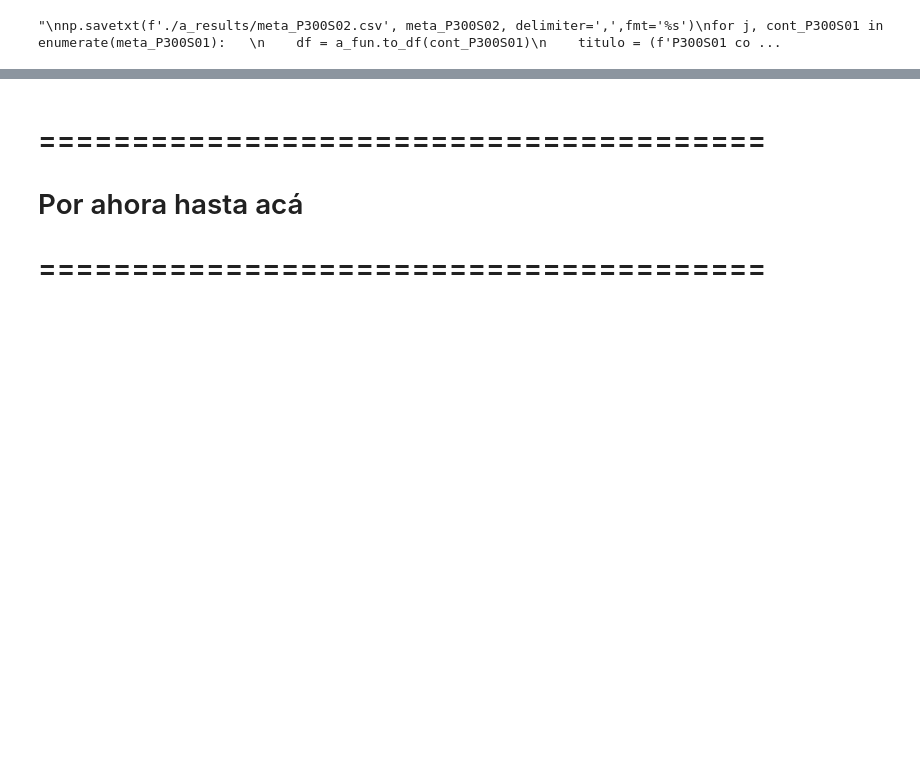
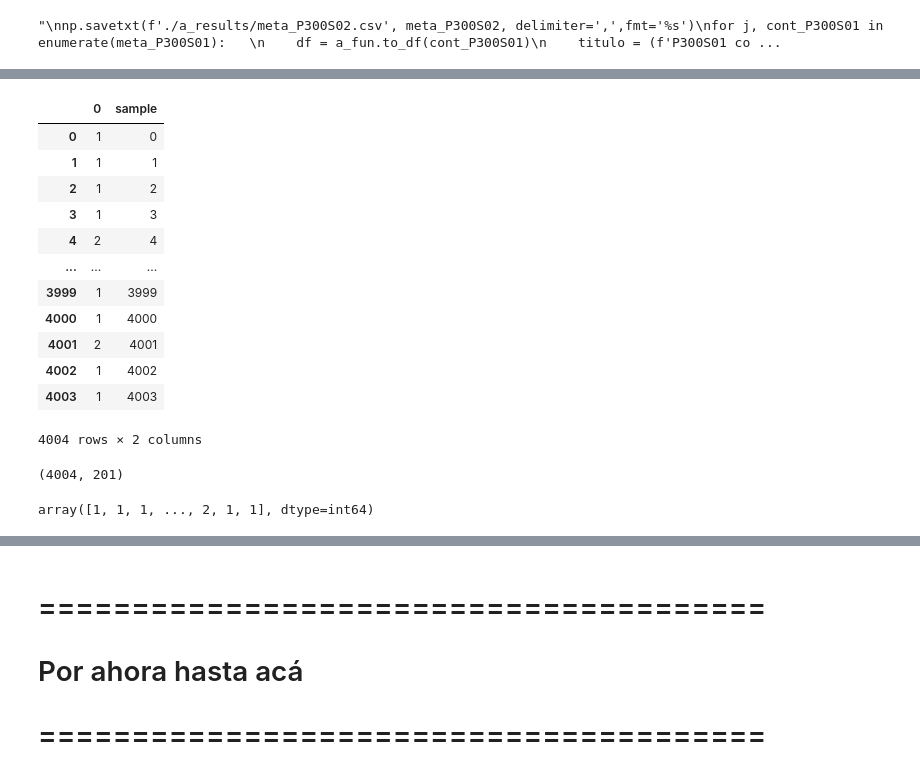
Before and after one commit to alexchavez1980/repo_tesis, a Jupyter notebook: a_Lag&DrugSignal_v4.ipynb, the cells around one changed output, grey strips where cells are left out. Drawn from its saved outputs; the diff is of its cells as text; code cells hidden in the pictures; blank space fills up the shorter version.

```diff
--- a/a_Lag&DrugSignal_v4.ipynb
+++ b/a_Lag&DrugSignal_v4.ipynb
@@ -408,3 +310,25 @@ Please also refer to the documentation for alternative solver options:
+# %%
+labels
+df_labels = a_fun.to_df(labels)
+df_labels
+# %% [output]
+|  | 0 | sample |
+| 0 | 1 | 0 |
+| 1 | 1 | 1 |
+| 2 | 1 | 2 |
+| 3 | 1 | 3 |
+| 4 | 2 | 4 |
+| ... | ... | ... |
+| 3999 | 1 | 3999 |
+| 4000 | 1 | 4000 |
+| 4001 | 2 | 4001 |
+| 4002 | 1 | 4002 |
+| 4003 | 1 | 4003 |
+4004 rows × 2 columns
+# %%
+print(X.shape)
+# %% [output]
+(4004, 201)
 # %%
 type(report)
 # %%
@@ -411,0 +338,4 @@ len(report)
+# %%
+preds
+# %% [output]
+array([1, 1, 1, ..., 2, 1, 1], dtype=int64)
```
Also changed, not shown: parts of 6 cells of this notebook, 11 other files.
